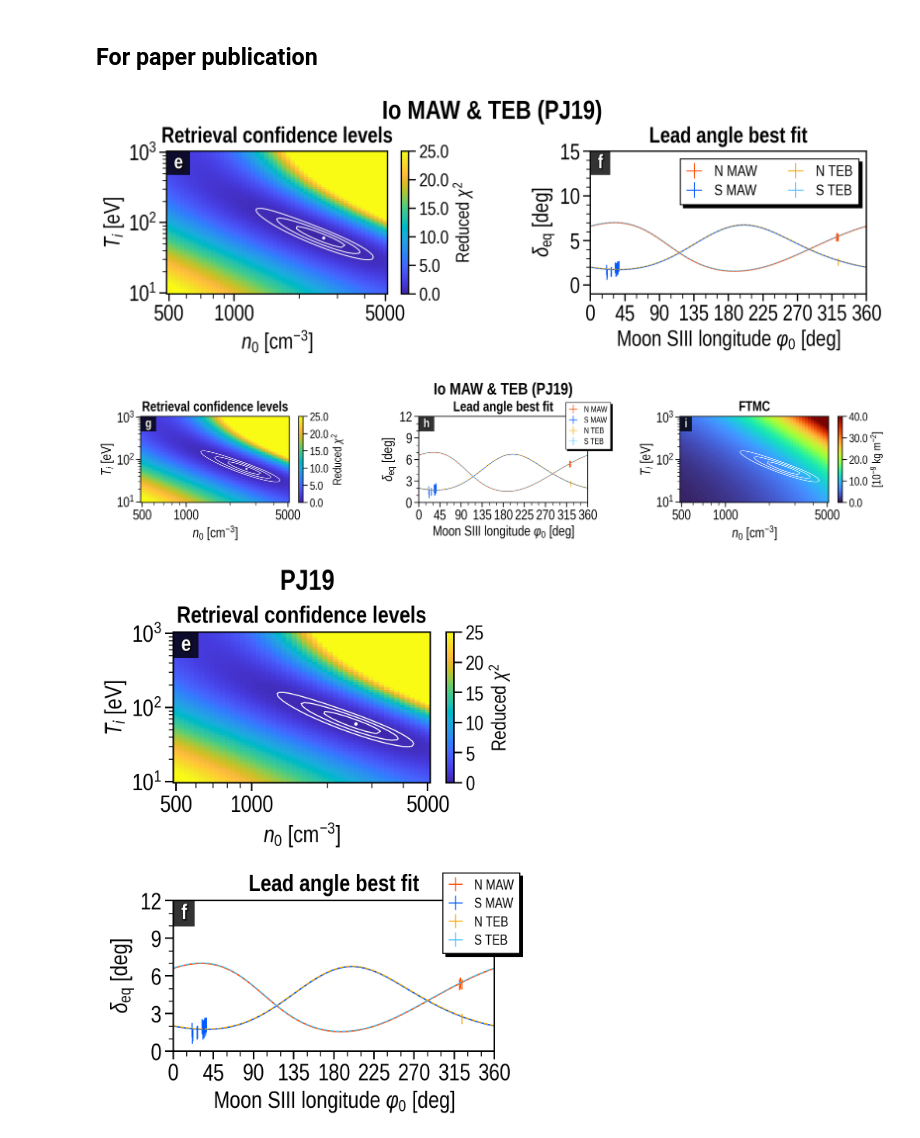
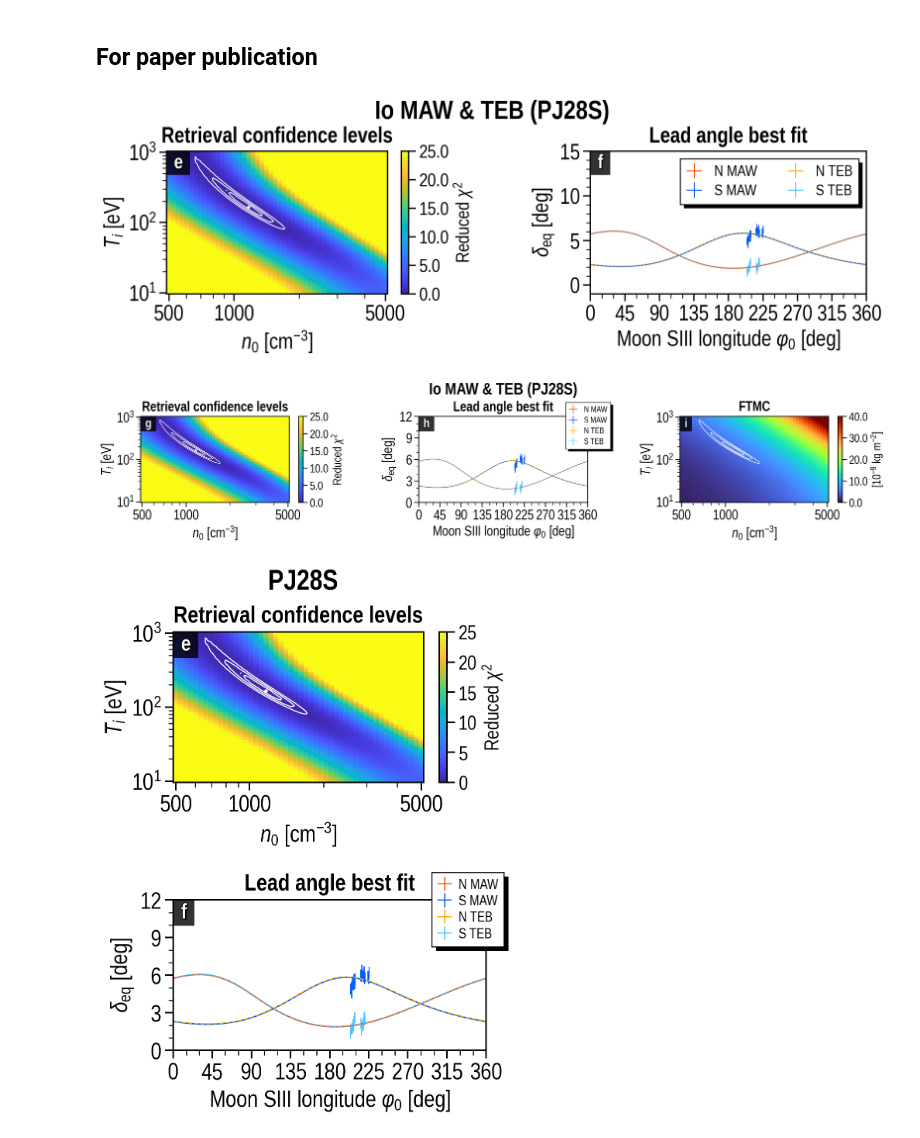
Before and after one commit to ShinnosukeSatoh/Juno_UVS_deimos, a Jupyter notebook: chi2_visualize2.ipynb, the cells around one changed output. Cells and saved outputs as stored; diff of their text form; code cells hidden in the pictures.

```diff
--- a/chi2_visualize2.ipynb
+++ b/chi2_visualize2.ipynb
@@ -33,8 +30,8 @@ done
 # %%
-exname = '003/20250516_068'
+exname = '003/20250516_078'
 TARGET_MOON = 'Io'
 target_fp = ['MAW', 'TEB']
-PJ_num = ['19']
+PJ_num = ['28S']
 Ai_num = 3
 ni_num = 50
 Ti_num = 60
@@ -1021,7 +1024,7 @@ fig.suptitle(fig_title, y=1.01, weight='bold')
 fig.savefig('figure_name2.pdf', bbox_inches='tight')
 plt.show()
 # %% [output]
-[figure, old version]
+[figure, new version]
 # %%
 col_massdens_1d = np.loadtxt(
     'results/column_mass/003/20250516_'+TARGET_MOON+'/col_massdens_1d.txt')
@@ -1231,14 +1234,14 @@ fig.savefig('figure_name2.pdf', bbox_inches='tight')
 fig.savefig('figure_name2.png', bbox_inches='tight')
 plt.show()
 # %% [output]
-[figure, old version]
+[figure, new version]
 # %%
 F = ShareXaxis()
 F.fontsize = 22
 F.fontname = 'Liberation Sans Narrow'
 F.set_default()
 
-fig, ax = plt.subplots(2, 1, figsize=(5.9, 7.2),
+fig, ax = plt.subplots(2, 1, figsize=(5.8, 7.2),
                        dpi=200)
 fig.subplots_adjust(hspace=0.8)
 
@@ -1357,38 +1360,39 @@ if len(target_fp) == 2:
 panel_labels = [' e ', ' f ']
 path_effects = [pe.PathPatchEffect(offset=(0.75, -0.75), linewidth=0.75, facecolor='k'),
                 pe.withStroke(linewidth=1., foreground='k')]
 for i in range(2):
     label_box = ax[i].annotate(
         panel_labels[i],
         xy=(0, 1), xycoords='axes fraction',
         xytext=(0.16*20/F.fontsize, -0.16*20/F.fontsize), textcoords='offset fontsize',
         fontweight='bold',
         color='w',
         fontsize=F.fontsize*0.9,
         verticalalignment='top',
         horizontalalignment='left',
         path_effects=path_effects,
         bbox=dict(fc='k', ec='k', alpha=0.8, pad=2.6, lw=0.), zorder=99)
 fig.tight_layout()
 
 legend1 = ax[1].legend(loc='upper right',
-                       bbox_to_anchor=[1.10, 1.23],
+                       bbox_to_anchor=[1.08, 1.23],
                        ncol=1,
                        fancybox=False,
                        facecolor='white',
                        framealpha=1,
                        edgecolor='k',
                        fontsize=F.fontsize*0.6,
-                       labelspacing=0.34,
+                       labelspacing=0.2,
+                       handletextpad=0.5,
                        handlelength=1,)
 legend1.set_zorder(102)
-legend_shadow(fig=fig, ax=ax[1], legend=legend1, d=2.6)
+legend_shadow(fig=fig, ax=ax[1], legend=legend1)
 
 fig.suptitle('PJ'+PJ_num[0], y=1.02, weight='bold')
-fig.savefig('figure_PJ'+PJ_num[0]+'.pdf', bbox_inches='tight')
+fig.savefig('img/figure_PJ'+PJ_num[0]+'.pdf', bbox_inches='tight')
 plt.show()
 # %% [output]
-[figure, old version]
+[figure, new version]
 # %%
 F = ShareXaxis()
 F.fontsize = 22
```
Also changed, not shown: parts of 15 cells of this notebook, 8 other files.
